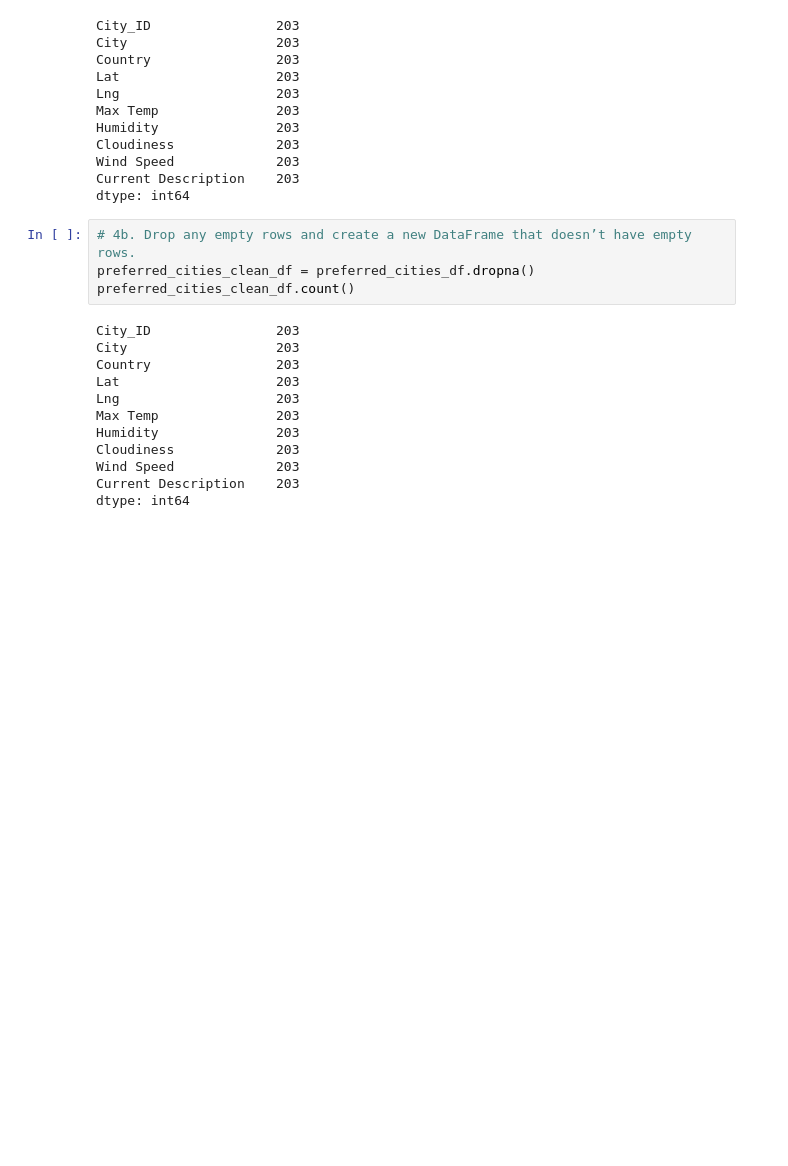
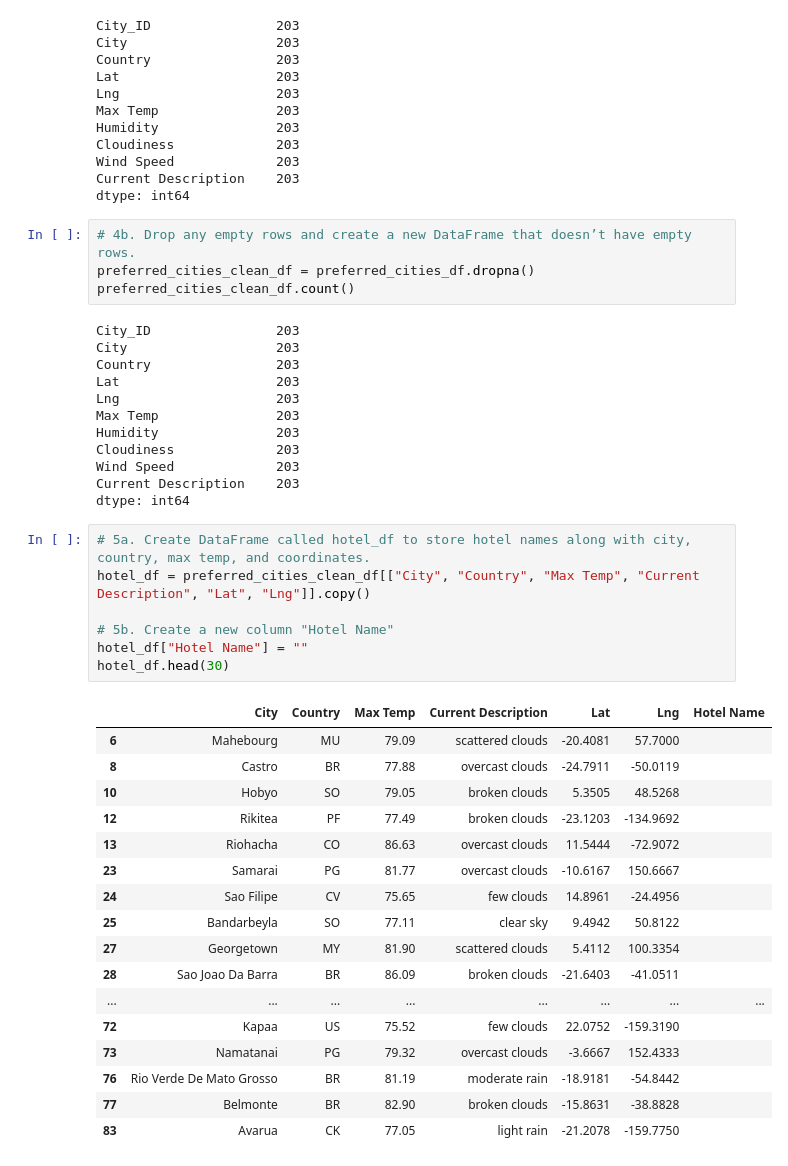
Before and after one commit to MasterMark2021/World_Weather_Analysis, a Jupyter notebook: Vacation_Search/Vacation_Search.ipynb, the cells around one changed output. Drawn from its saved outputs; the diff is of its cells as text; blank space fills up the shorter version.

```diff
--- a/Vacation_Search/Vacation_Search.ipynb
+++ b/Vacation_Search/Vacation_Search.ipynb
@@ -81,3 +81,28 @@ Cloudiness             203
 Wind Speed             203
 Current Description    203
 dtype: int64
+# %%
+# 5a. Create DataFrame called hotel_df to store hotel names along with city, country, max temp, and coordinates.
+hotel_df = preferred_cities_clean_df[["City", "Country", "Max Temp", "Current Description", "Lat", "Lng"]].copy()
+
+# 5b. Create a new column "Hotel Name"
+hotel_df["Hotel Name"] = ""
+hotel_df.head(30)
+# %% [output]
+|  | City | Country | Max Temp | Current Description | Lat | Lng | Hotel Name |
+| 6 | Mahebourg | MU | 79.09 | scattered clouds | -20.4081 | 57.7000 |  |
+| 8 | Castro | BR | 77.88 | overcast clouds | -24.7911 | -50.0119 |  |
+| 10 | Hobyo | SO | 79.05 | broken clouds | 5.3505 | 48.5268 |  |
+| 12 | Rikitea | PF | 77.49 | broken clouds | -23.1203 | -134.9692 |  |
+| 13 | Riohacha | CO | 86.63 | overcast clouds | 11.5444 | -72.9072 |  |
+| 23 | Samarai | PG | 81.77 | overcast clouds | -10.6167 | 150.6667 |  |
+| 24 | Sao Filipe | CV | 75.65 | few clouds | 14.8961 | -24.4956 |  |
+| 25 | Bandarbeyla | SO | 77.11 | clear sky | 9.4942 | 50.8122 |  |
+| 27 | Georgetown | MY | 81.90 | scattered clouds | 5.4112 | 100.3354 |  |
+| 28 | Sao Joao Da Barra | BR | 86.09 | broken clouds | -21.6403 | -41.0511 |  |
+| ... | ... | ... | ... | ... | ... | ... | ... |
+| 72 | Kapaa | US | 75.52 | few clouds | 22.0752 | -159.3190 |  |
+| 73 | Namatanai | PG | 79.32 | overcast clouds | -3.6667 | 152.4333 |  |
+| 76 | Rio Verde De Mato Grosso | BR | 81.19 | moderate rain | -18.9181 | -54.8442 |  |
+| 77 | Belmonte | BR | 82.90 | broken clouds | -15.8631 | -38.8828 |  |
+| 83 | Avarua | CK | 77.05 | light rain | -21.2078 | -159.7750 |  |
```
Also changed, not shown: parts of 3 cells of this notebook, 1 other file.
